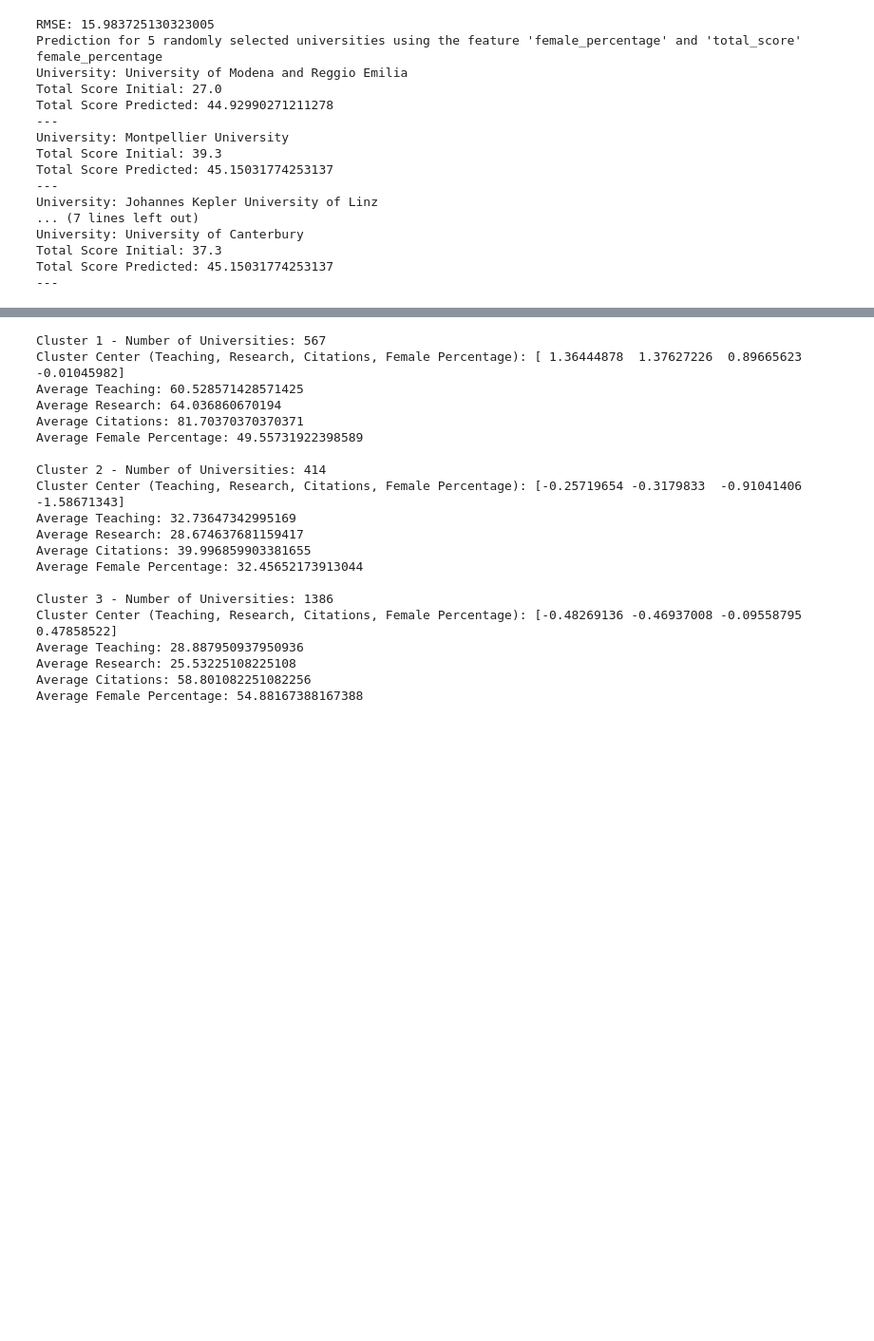
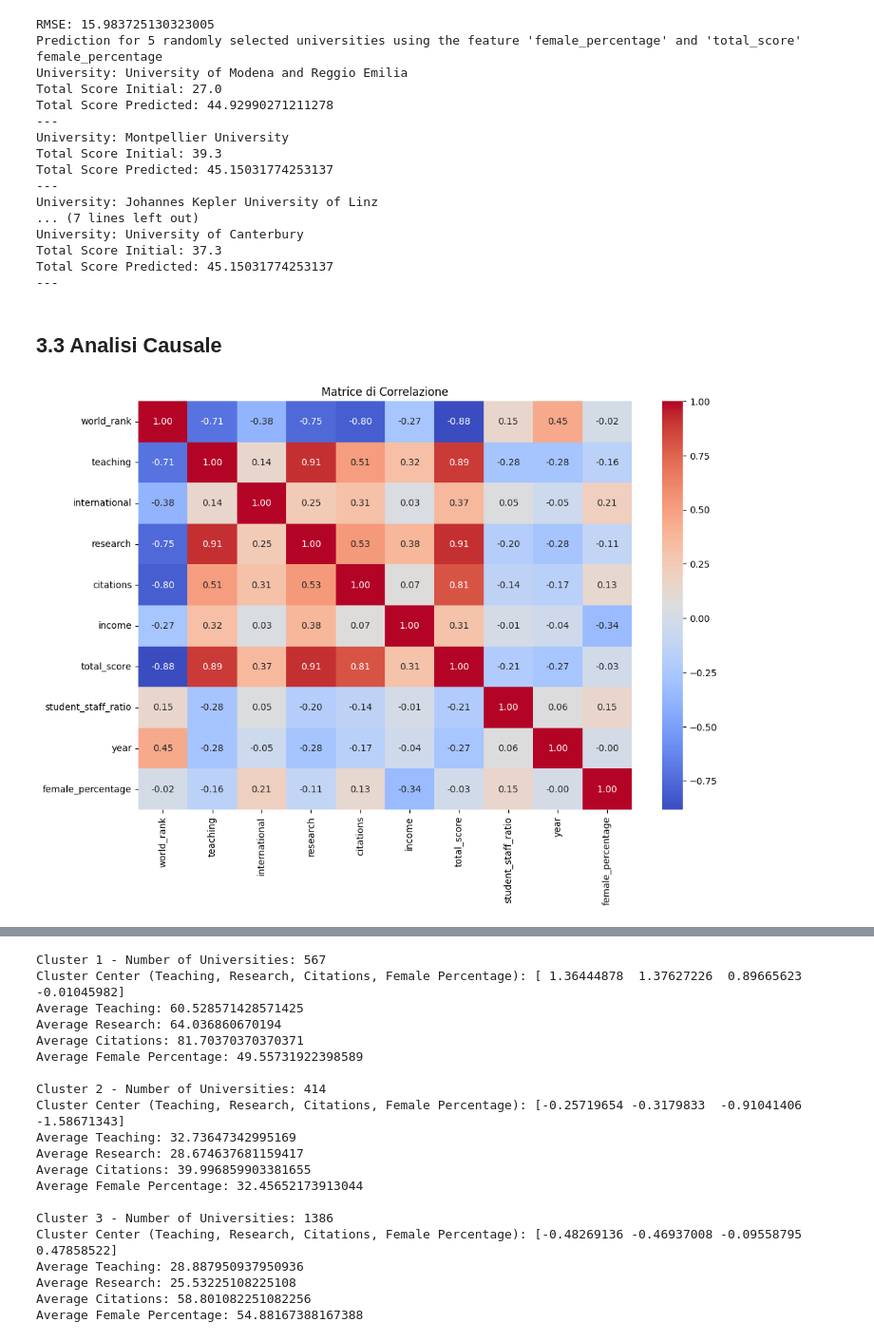
Before and after one commit to pyMelo/UniversityWorldRanking, a Jupyter notebook: university_raking_EAD.ipynb, the cells around one changed output, grey strips where cells are left out. Shown at 95% size. Cells and saved outputs as stored; diff of their text form; code cells hidden in the pictures; blank space fills up the shorter version.

```diff
--- a/university_raking_EAD.ipynb
+++ b/university_raking_EAD.ipynb
@@ -1133,3 +1151,31 @@ University: University of Canterbury
 Total Score Initial: 37.3
 Total Score Predicted: 45.15031774253137
 ---
+# %% [markdown]
+## 3.3 Analisi Causale
+# %%
+# Importa le librerie necessarie
+import pandas as pd
+import seaborn as sns
+import matplotlib.pyplot as plt
+from sklearn.model_selection import train_test_split
+from sklearn.linear_model import LinearRegression
+from sklearn.metrics import mean_squared_error
+import random
+import numpy as np
+
+# Carica i dati
+df = pd.read_csv('timesData_females.csv')
+
+df = df.dropna(subset=['total_score', 'female_percentage'])
+
+# Calcola la matrice di correlazione
+correlation_matrix = df.corr()
+
+# Visualizza la matrice di correlazione utilizzando Seaborn
+plt.figure(figsize=(12, 8))
+sns.heatmap(correlation_matrix, annot=True, cmap='coolwarm', fmt=".2f")
+plt.title('Matrice di Correlazione')
+plt.show()
+# %% [output]
+[figure, added]
```
Also changed, not shown: parts of 6 cells of this notebook.
